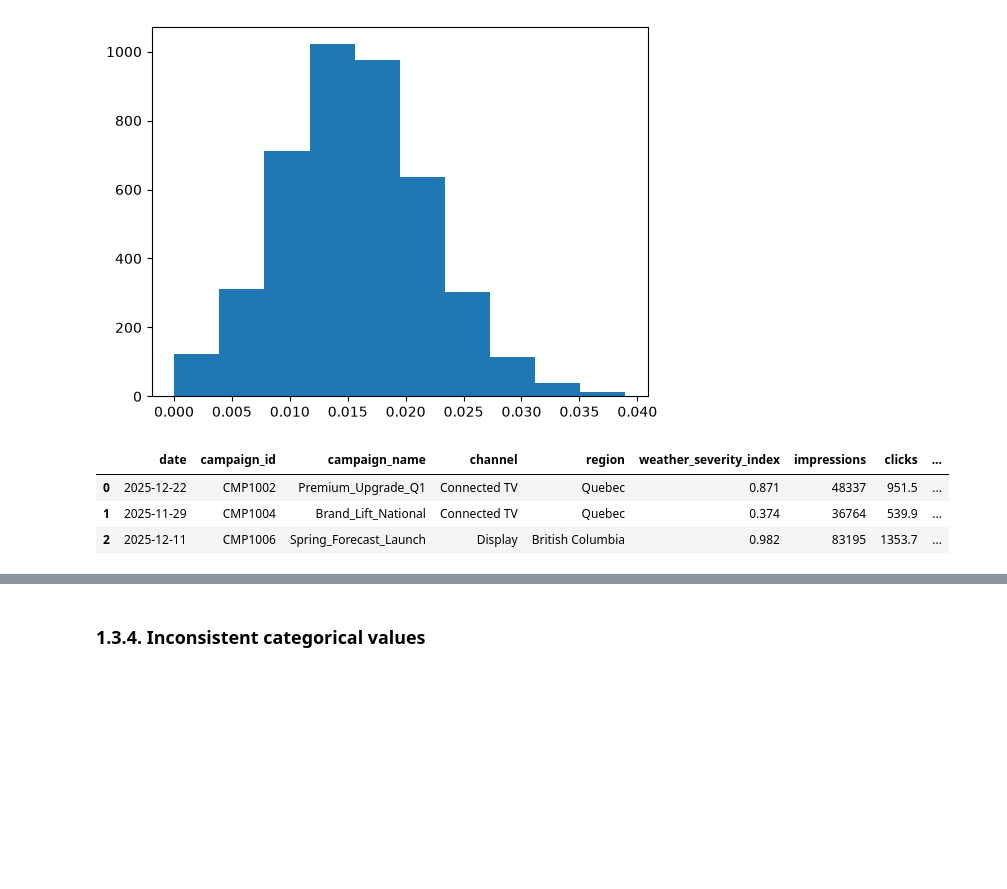
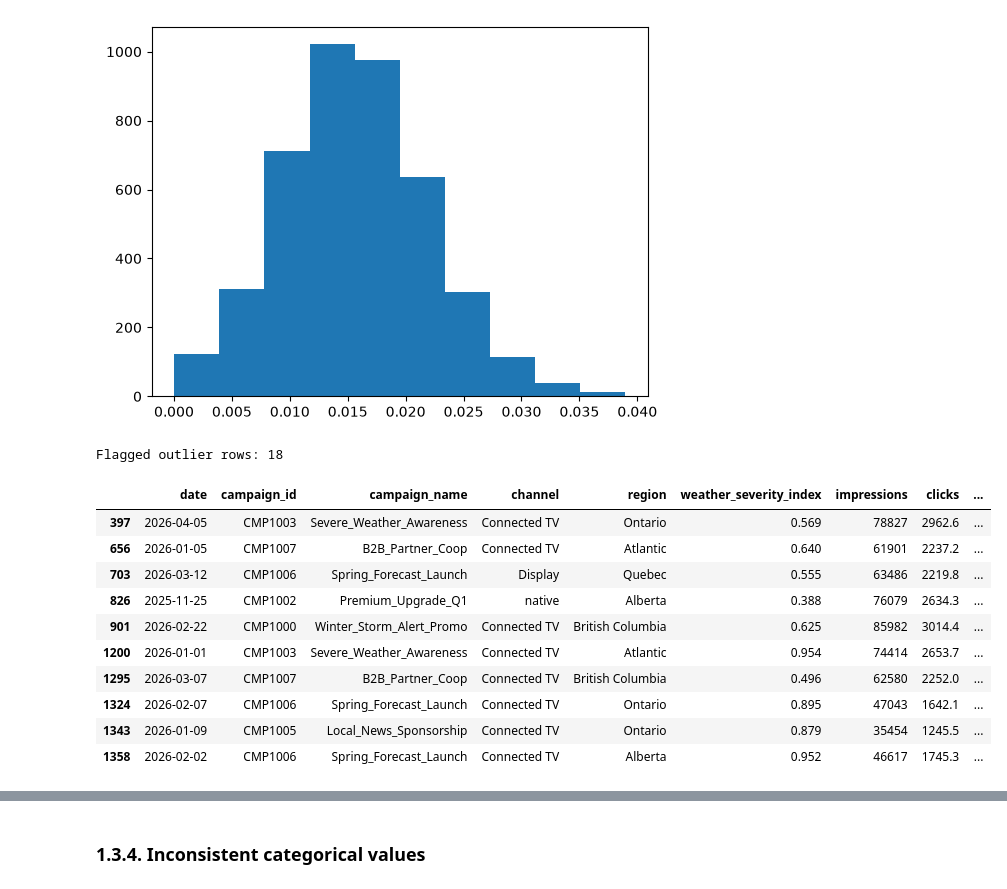
Before and after one commit to EzraGoldberg/portfolio-projects, a Jupyter notebook: 2. Tech Interview Prep/Weather Adtech Data Science/notebooks/Adtech_Prep.ipynb, the cells around one changed output, grey strips where cells are left out. Saved outputs shown, nothing was run; the diff lists cells and outputs as text; code cells hidden in the pictures; blank space fills up the shorter version.

```diff
--- a/2. Tech Interview Prep/Weather Adtech Data Science/notebooks/Adtech_Prep.ipynb
+++ b/2. Tech Interview Prep/Weather Adtech Data Science/notebooks/Adtech_Prep.ipynb
@@ -335,16 +335,28 @@ plt.show()
 # %%
 ## Need to add more here, like zscore outlier detection, or another outlier detection method.
 ## rn we are just seeing there are outliers, but not handling them appropriately
 
 # Remove outliers from the 'CTR' column using Z-scores
-z_scores = np.abs(stats.zscore(campaign_df['CTR'], nan_policy='omit'))
-campaign_cleaned = campaign_df[z_scores < 1]  # Keep rows where Z-score is less than 3
+# Z-score on CTR, handling NaN/inf from the missing/zero-click rows first
+ctr_clean = campaign_df['CTR'].replace([np.inf, -np.inf], np.nan)
+z_scores = np.abs(stats.zscore(ctr_clean, nan_policy='omit'))
 
-campaign_cleaned.head(3)
-# this is failing, it is showing no rows
+campaign_df['CTR Outlier'] = z_scores > 3
+print('Flagged outlier rows:', campaign_df['CTR Outlier'].sum())
+campaign_df[campaign_df['CTR Outlier']][['date', 'campaign_name', 'channel', 'impressions', 'clicks', 'CTR']]
+outliers = campaign_df.loc[campaign_df['CTR Outlier']!=False]
+outliers.head(10)
 # %% [output]
+Flagged outlier rows: 18
 |  | date | campaign_id | campaign_name | channel | region | weather_severity_index | impressions | clicks | ... |
-| 0 | 2025-12-22 | CMP1002 | Premium_Upgrade_Q1 | Connected TV | Quebec | 0.871 | 48337 | 951.5 | ... |
-| 1 | 2025-11-29 | CMP1004 | Brand_Lift_National | Connected TV | Quebec | 0.374 | 36764 | 539.9 | ... |
-| 2 | 2025-12-11 | CMP1006 | Spring_Forecast_Launch | Display | British Columbia | 0.982 | 83195 | 1353.7 | ... |
+| 397 | 2026-04-05 | CMP1003 | Severe_Weather_Awareness | Connected TV | Ontario | 0.569 | 78827 | 2962.6 | ... |
+| 656 | 2026-01-05 | CMP1007 | B2B_Partner_Coop | Connected TV | Atlantic | 0.640 | 61901 | 2237.2 | ... |
+| 703 | 2026-03-12 | CMP1006 | Spring_Forecast_Launch | Display | Quebec | 0.555 | 63486 | 2219.8 | ... |
+| 826 | 2025-11-25 | CMP1002 | Premium_Upgrade_Q1 | native | Alberta | 0.388 | 76079 | 2634.3 | ... |
+| 901 | 2026-02-22 | CMP1000 | Winter_Storm_Alert_Promo | Connected TV | British Columbia | 0.625 | 85982 | 3014.4 | ... |
+| 1200 | 2026-01-01 | CMP1003 | Severe_Weather_Awareness | Connected TV | Atlantic | 0.954 | 74414 | 2653.7 | ... |
+| 1295 | 2026-03-07 | CMP1007 | B2B_Partner_Coop | Connected TV | British Columbia | 0.496 | 62580 | 2252.0 | ... |
+| 1324 | 2026-02-07 | CMP1006 | Spring_Forecast_Launch | Connected TV | Ontario | 0.895 | 47043 | 1642.1 | ... |
+| 1343 | 2026-01-09 | CMP1005 | Local_News_Sponsorship | Connected TV | Ontario | 0.879 | 35454 | 1245.5 | ... |
+| 1358 | 2026-02-02 | CMP1006 | Spring_Forecast_Launch | Connected TV | Alberta | 0.952 | 46617 | 1745.3 | ... |
 # %%
```
Also changed, not shown: parts of 4 cells of this notebook, 1 other file.
